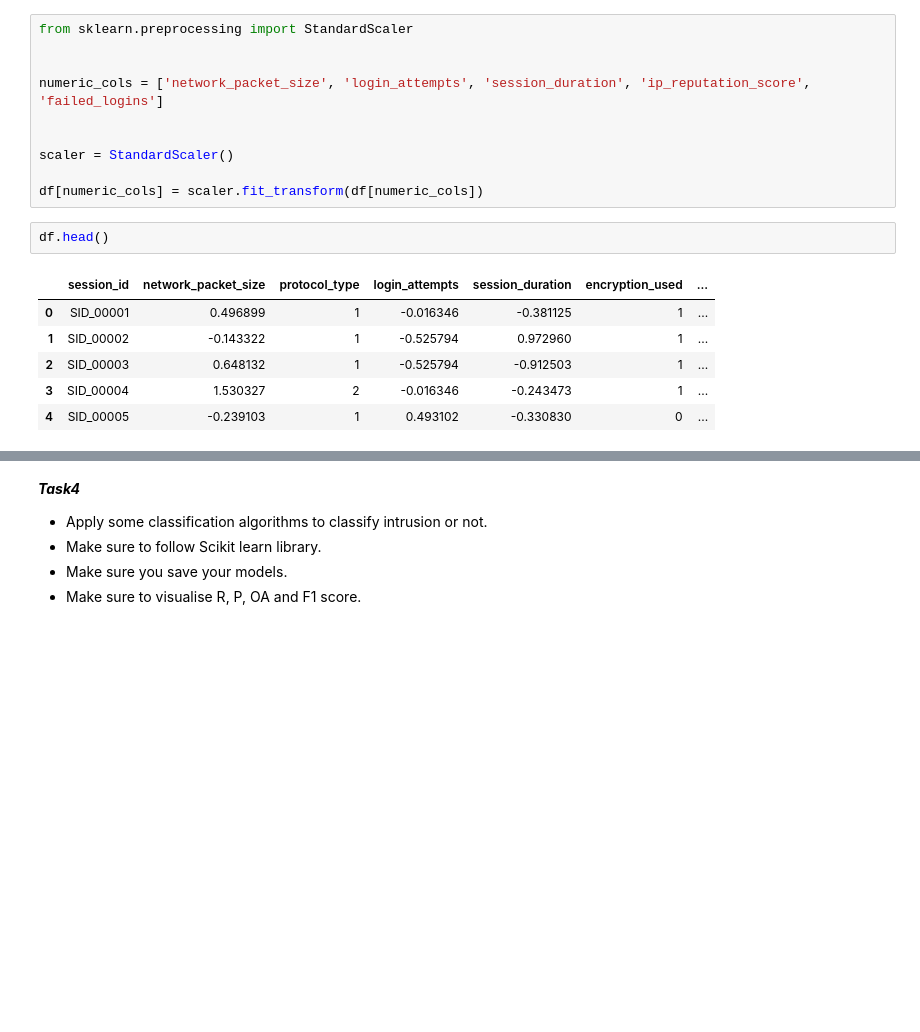
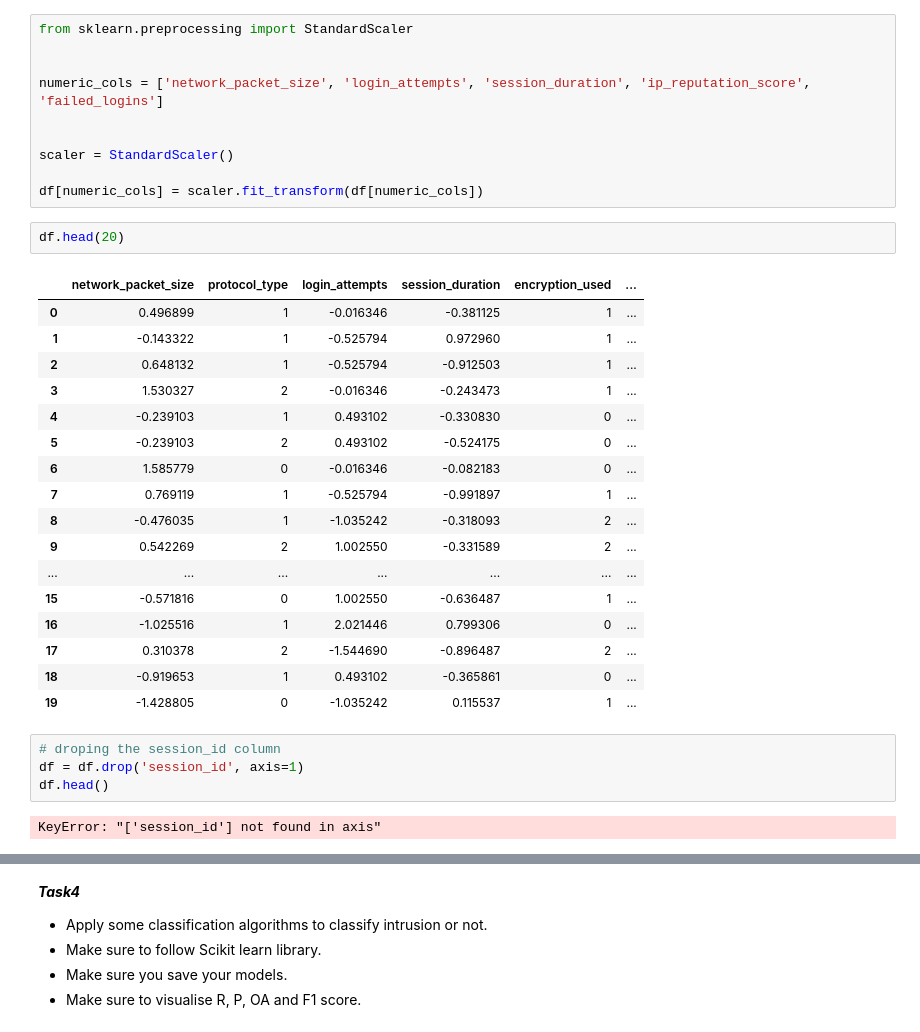
Before and after one commit to tajbidtousif/CMP7239-ML, a Jupyter notebook: Session_6_Lab_Intrution_Detection_System.ipynb, the cells around one changed output, grey strips where cells are left out. Saved outputs shown, nothing was run; the diff lists cells and outputs as text; blank space fills up the shorter version.

```diff
--- a/Session_6_Lab_Intrution_Detection_System.ipynb
+++ b/Session_6_Lab_Intrution_Detection_System.ipynb
@@ -124,11 +124,28 @@ scaler = StandardScaler()
 
 df[numeric_cols] = scaler.fit_transform(df[numeric_cols])
 # %%
-df.head()
+df.head(20)
 # %% [output]
-|  | session_id | network_packet_size | protocol_type | login_attempts | session_duration | encryption_used | ... |
-| 0 | SID_00001 | 0.496899 | 1 | -0.016346 | -0.381125 | 1 | ... |
-| 1 | SID_00002 | -0.143322 | 1 | -0.525794 | 0.972960 | 1 | ... |
-| 2 | SID_00003 | 0.648132 | 1 | -0.525794 | -0.912503 | 1 | ... |
-| 3 | SID_00004 | 1.530327 | 2 | -0.016346 | -0.243473 | 1 | ... |
-| 4 | SID_00005 | -0.239103 | 1 | 0.493102 | -0.330830 | 0 | ... |
+|  | network_packet_size | protocol_type | login_attempts | session_duration | encryption_used | ... |
+| 0 | 0.496899 | 1 | -0.016346 | -0.381125 | 1 | ... |
+| 1 | -0.143322 | 1 | -0.525794 | 0.972960 | 1 | ... |
+| 2 | 0.648132 | 1 | -0.525794 | -0.912503 | 1 | ... |
+| 3 | 1.530327 | 2 | -0.016346 | -0.243473 | 1 | ... |
+| 4 | -0.239103 | 1 | 0.493102 | -0.330830 | 0 | ... |
+| 5 | -0.239103 | 2 | 0.493102 | -0.524175 | 0 | ... |
+| 6 | 1.585779 | 0 | -0.016346 | -0.082183 | 0 | ... |
+| 7 | 0.769119 | 1 | -0.525794 | -0.991897 | 1 | ... |
+| 8 | -0.476035 | 1 | -1.035242 | -0.318093 | 2 | ... |
+| 9 | 0.542269 | 2 | 1.002550 | -0.331589 | 2 | ... |
+| ... | ... | ... | ... | ... | ... | ... |
+| 15 | -0.571816 | 0 | 1.002550 | -0.636487 | 1 | ... |
+| 16 | -1.025516 | 1 | 2.021446 | 0.799306 | 0 | ... |
+| 17 | 0.310378 | 2 | -1.544690 | -0.896487 | 2 | ... |
+| 18 | -0.919653 | 1 | 0.493102 | -0.365861 | 0 | ... |
+| 19 | -1.428805 | 0 | -1.035242 | 0.115537 | 1 | ... |
+# %%
+# droping the session_id column
+df = df.drop('session_id', axis=1)
+df.head()
+# %% [output]
+KeyError: "['session_id'] not found in axis"
```
Also changed, not shown: parts of 2 cells of this notebook.
